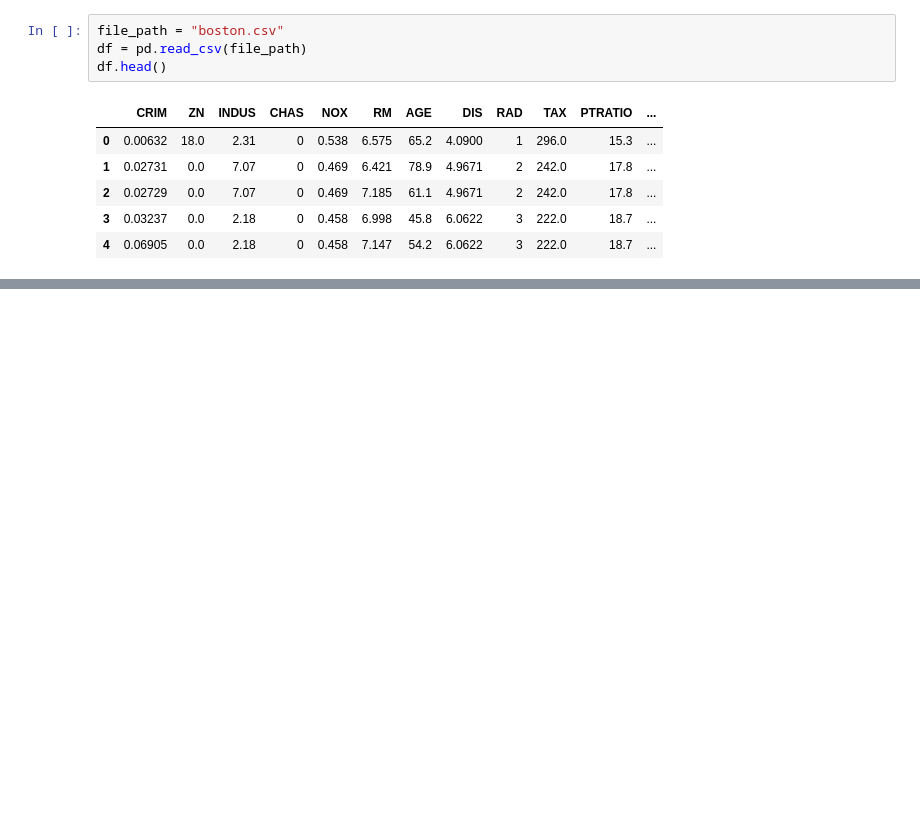
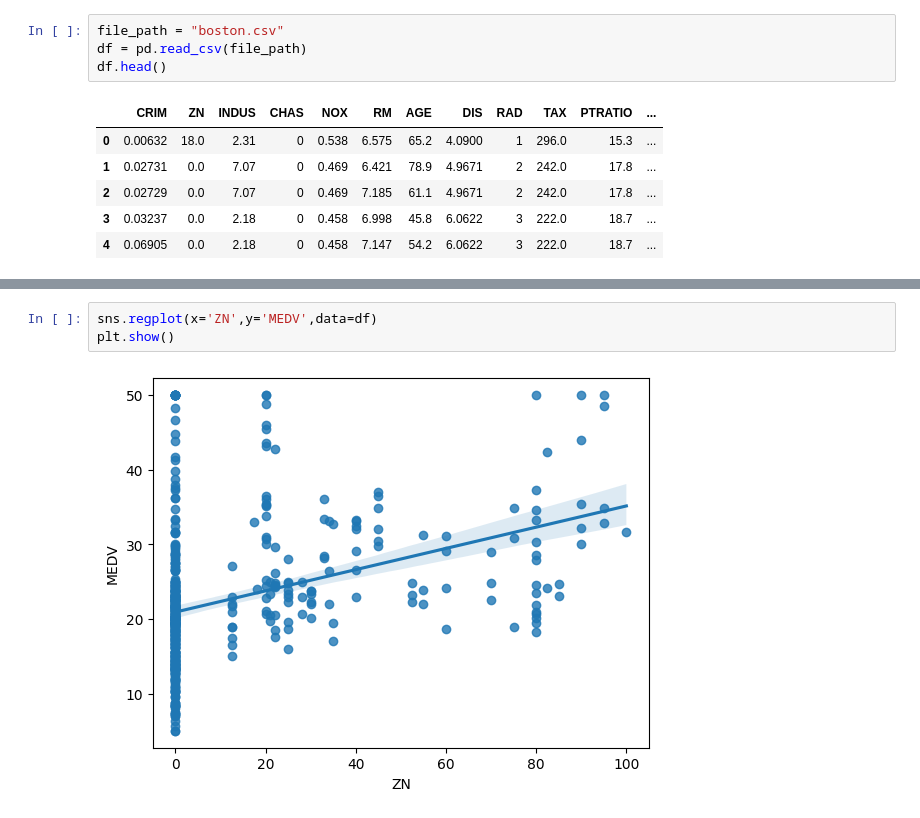
Before and after one commit to saket-nugget/BostonHousingPrices_LinReg, a Jupyter notebook: BostonHousingPrices_LinReg.ipynb, the cells around one changed output, grey strips where cells are left out. Drawn from its saved outputs; the diff is of its cells as text; blank space fills up the shorter version.

```diff
--- a/BostonHousingPrices_LinReg.ipynb
+++ b/BostonHousingPrices_LinReg.ipynb
@@ -20,0 +30,5 @@ df.head()
+# %%
+sns.regplot(x='ZN',y='MEDV',data=df)
+plt.show()
+# %% [output]
+[figure, added]
```
Also changed, not shown: parts of 21 cells of this notebook.
